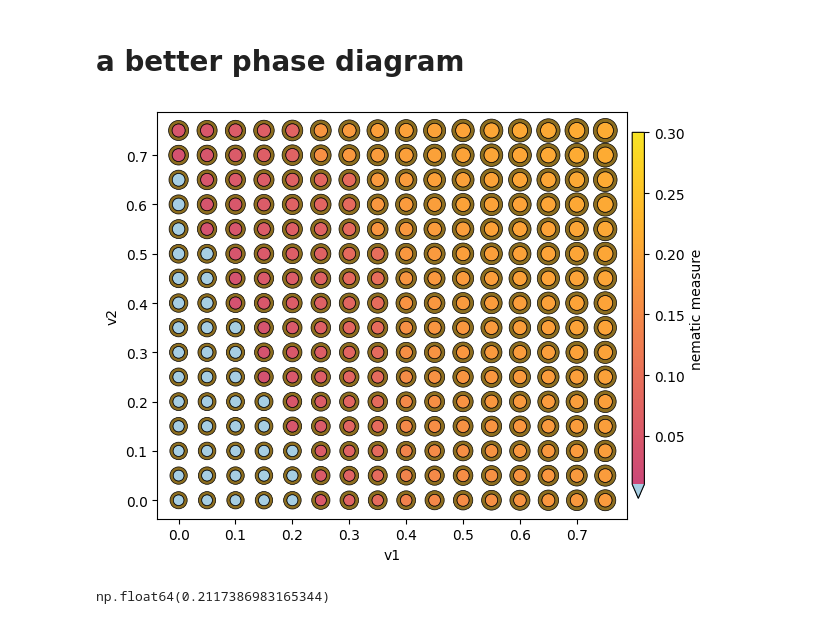
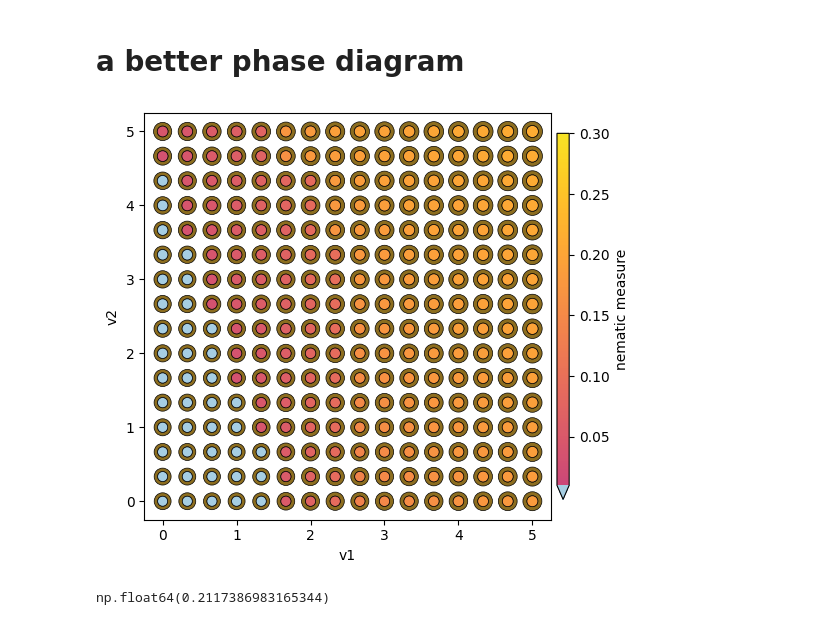
Before and after one commit to yumannhe/SCHF_auto_collinear, a Jupyter notebook: data_analysis/over_v/phase_diagram_filling_0p5_t_4em4_pmap_over_v1_v2.ipynb, the cells around one changed output. Drawn from its saved outputs; the diff is of its cells as text; code cells hidden in the pictures.

```diff
--- a/data_analysis/over_v/phase_diagram_filling_0p5_t_4em4_pmap_over_v1_v2.ipynb
+++ b/data_analysis/over_v/phase_diagram_filling_0p5_t_4em4_pmap_over_v1_v2.ipynb
@@ -329,24 +329,25 @@ cbar.set_ticklabels(unique_phase_name_updated)
 # %%
 from functions_parameters.phase_plot import PlotConfig, plot_phase_map
 
 ts_check = np.zeros(v1_mesh.shape)
-CFG = PlotConfig(nem_vmax=0.3, energy_max=0.2)
-fig, ax = plt.subplots()
+CFG = PlotConfig(nem_vmax=0.3, energy_max=0.7)
+fig, ax = plt.subplots(constrained_layout=False)
 plot_phase_map(
     fig,
     ax,
-    v1_mesh, v2_mesh,
+    v1_mesh/0.15, v2_mesh/0.15,
     sorted_ground_state_e,               # [...,0] read inside
     nematic_measure,
     ts_check, f_phase,
     f_max_measure,                       # or f_measure if you prefer mean
     cfg=CFG,
 )
+ax.set_box_aspect(1)
 ax.set_xlabel("v1")
 ax.set_ylabel("v2")
 plt.tight_layout(); plt.show()
 # %% [output]
-[figure, old version]
+[figure, new version]
 # %%
 np.max(nematic_measure)
 # %% [output]
```
Also changed, not shown: parts of 1 cell of this notebook, 14 other files.
